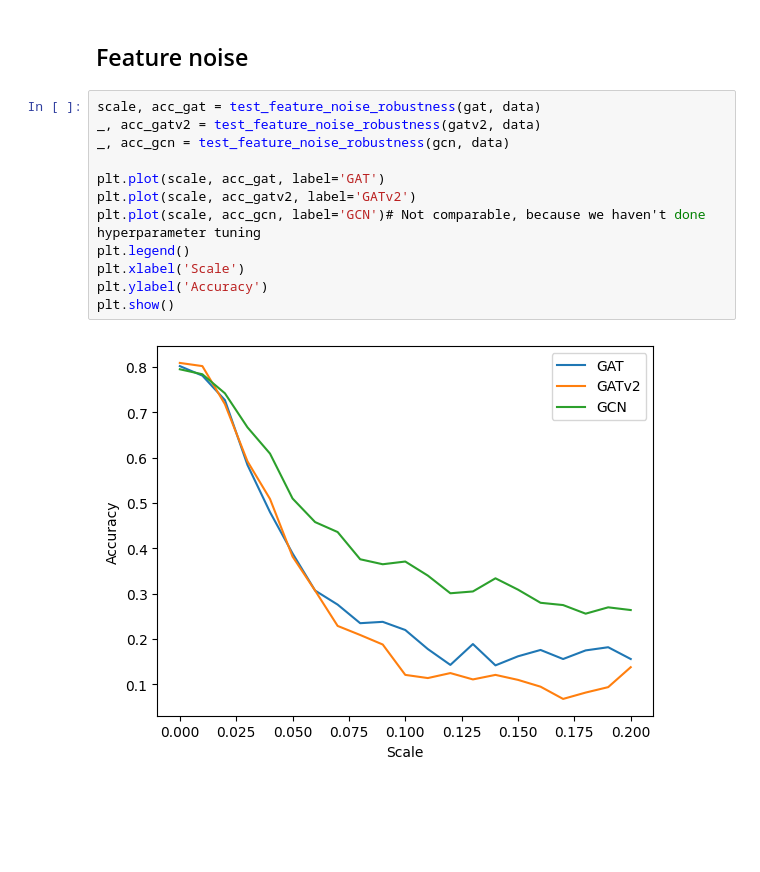
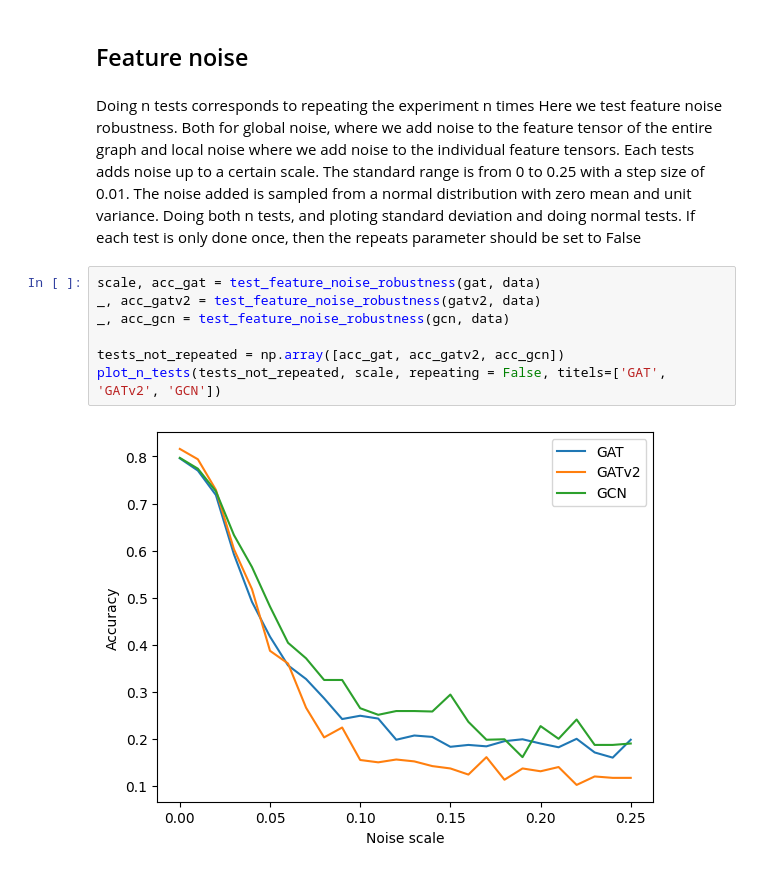
Before and after one commit to KarlRisager/ATDL_A3, a Jupyter notebook: workerNB.ipynb, the cells around one changed output. Saved outputs shown, nothing was run; the diff lists cells and outputs as text; blank space fills up the shorter version.

```diff
--- a/workerNB.ipynb
+++ b/workerNB.ipynb
@@ -153,17 +153,16 @@ We can test robustness to disruptions in the data in a number of ways:
 - Removing edges
 # %% [markdown]
 ## Feature noise
+# %% [markdown]
+Doing n tests corresponds to repeating the experiment n times
+Here we test feature noise robustness. Both for global noise, where we add noise to the feature tensor of the entire graph and local noise where we add noise to the individual feature tensors. Each tests adds noise up to a certain scale. The standard range is from 0 to 0.25 with a step size of 0.01. The noise added is sampled from a normal distribution with zero mean and unit variance.
+Doing both n tests, and ploting standard deviation and doing normal tests. If each test is only done once, then the repeats parameter should be set to False
 # %%
 scale, acc_gat = test_feature_noise_robustness(gat, data)
 _, acc_gatv2 = test_feature_noise_robustness(gatv2, data)
 _, acc_gcn = test_feature_noise_robustness(gcn, data)
 
-plt.plot(scale, acc_gat, label='GAT')
-plt.plot(scale, acc_gatv2, label='GATv2')
-plt.plot(scale, acc_gcn, label='GCN')# Not comparable, because we haven't done hyperparameter tuning
-plt.legend()
-plt.xlabel('Scale')
-plt.ylabel('Accuracy')
-plt.show()
+tests_not_repeated = np.array([acc_gat, acc_gatv2, acc_gcn])
+plot_n_tests(tests_not_repeated, scale, repeating = False, titels=['GAT', 'GATv2', 'GCN'])
 # %% [output]
-[figure, old version]
+[figure, new version]
```
Also changed, not shown: parts of 19 cells of this notebook, 1 other file.
